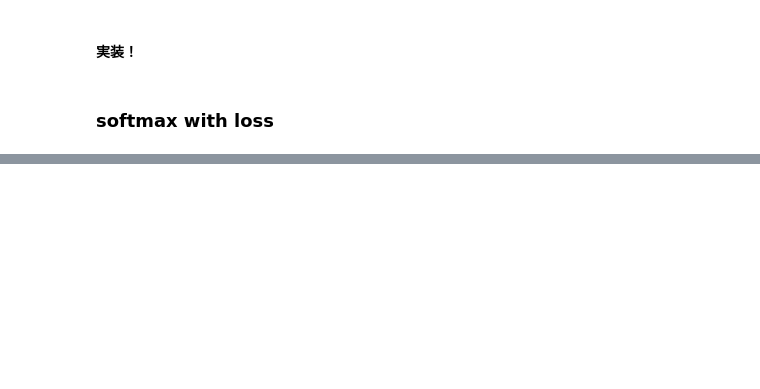
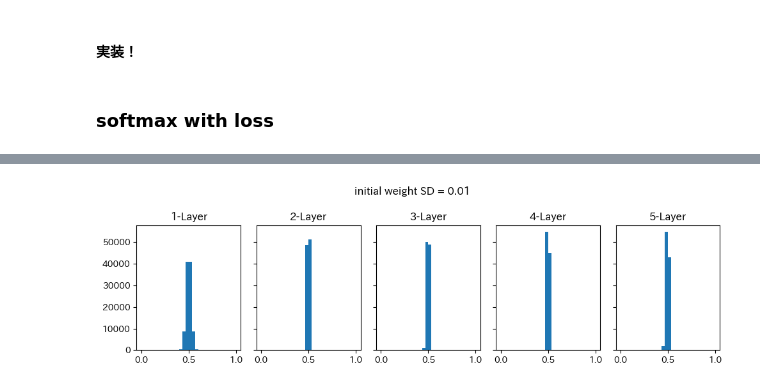
Before and after one commit to yutaro1127/zerotsuku, a Jupyter notebook: zerotsuku.ipynb, the cells around one changed output, grey strips where cells are left out. Cells and saved outputs as stored; diff of their text form; code cells hidden in the pictures; blank space fills up the shorter version.

```diff
--- a/zerotsuku.ipynb
+++ b/zerotsuku.ipynb
@@ -1961,0 +2532,4 @@ class Affine(object):
+# %%
+compare_init_w_sd(.01,sigmoid)
+# %% [output]
+[figure, added]
```
Also changed, not shown: parts of 34 cells of this notebook.
